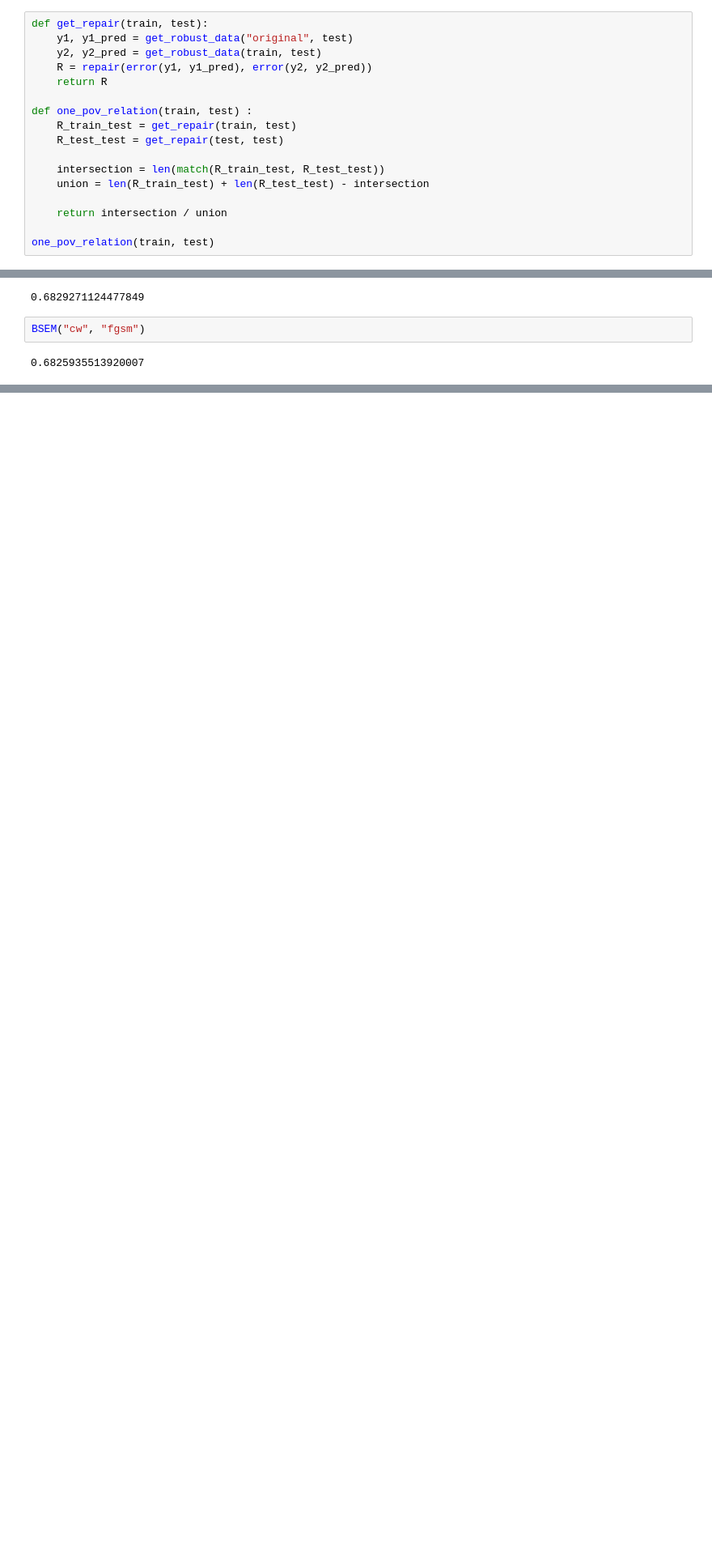
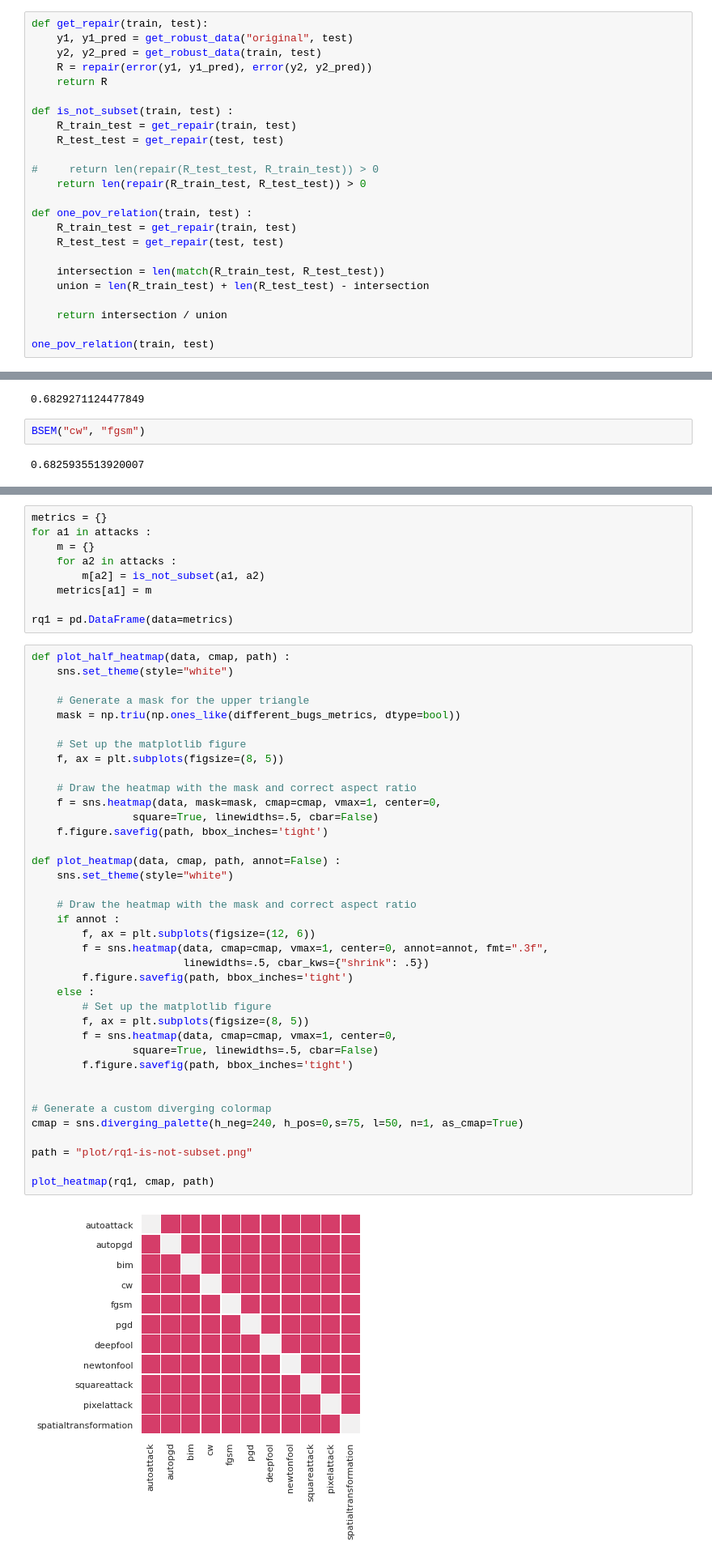
Before and after one commit to mhilmiasyrofi/attack-analysis, a Jupyter notebook: cifar10/evaluation-metric-fine-grain.ipynb, the cells around one changed output, grey strips where cells are left out. Shown at 81% size. Cells and saved outputs as stored; diff of their text form; blank space fills up the shorter version.

```diff
--- a/cifar10/evaluation-metric-fine-grain.ipynb
+++ b/cifar10/evaluation-metric-fine-grain.ipynb
@@ -103,6 +109,13 @@ def get_repair(train, test):
     y2, y2_pred = get_robust_data(train, test)
     R = repair(error(y1, y1_pred), error(y2, y2_pred))
     return R
+
+def is_not_subset(train, test) :
+    R_train_test = get_repair(train, test)
+    R_test_test = get_repair(test, test)
+
+#     return len(repair(R_test_test, R_train_test)) > 0
+    return len(repair(R_train_test, R_test_test)) > 0
 
 def one_pov_relation(train, test) :
     R_train_test = get_repair(train, test)
@@ -148,6 +161,55 @@ TOOLBOX_ADV_ATTACK_LIST = ["autoattack", "autopgd", "bim", "cw", "fgsm", "pgd",
 # TOOLBOX_ADV_ATTACK_LIST = ["autoattack", "autopgd", "bim", "cw", "deepfool", "fgsm", "jsma", "newtonfool", "pixelattack", "pgd",  "squareattack"]
 
 attacks = TOOLBOX_ADV_ATTACK_LIST
+# %%
+metrics = {}
+for a1 in attacks :
+    m = {}
+    for a2 in attacks :
+        m[a2] = is_not_subset(a1, a2)
+    metrics[a1] = m
+
+rq1 = pd.DataFrame(data=metrics)
+# %%
+def plot_half_heatmap(data, cmap, path) :
+    sns.set_theme(style="white")
+
+    # Generate a mask for the upper triangle
+    mask = np.triu(np.ones_like(different_bugs_metrics, dtype=bool))
+
+    # Set up the matplotlib figure
+    f, ax = plt.subplots(figsize=(8, 5))
+
+    # Draw the heatmap with the mask and correct aspect ratio
+    f = sns.heatmap(data, mask=mask, cmap=cmap, vmax=1, center=0,
+                square=True, linewidths=.5, cbar=False)
+    f.figure.savefig(path, bbox_inches='tight')
+
+def plot_heatmap(data, cmap, path, annot=False) :
+    sns.set_theme(style="white")
+
+    # Draw the heatmap with the mask and correct aspect ratio
+    if annot :
+        f, ax = plt.subplots(figsize=(12, 6))
+        f = sns.heatmap(data, cmap=cmap, vmax=1, center=0, annot=annot, fmt=".3f",
+                        linewidths=.5, cbar_kws={"shrink": .5})
+        f.figure.savefig(path, bbox_inches='tight')
+    else :
+        # Set up the matplotlib figure
+        f, ax = plt.subplots(figsize=(8, 5))
+        f = sns.heatmap(data, cmap=cmap, vmax=1, center=0,
+                square=True, linewidths=.5, cbar=False)
+        f.figure.savefig(path, bbox_inches='tight')
+
+
+# Generate a custom diverging colormap
+cmap = sns.diverging_palette(h_neg=240, h_pos=0,s=75, l=50, n=1, as_cmap=True)
+
+path = "plot/rq1-is-not-subset.png"
+
+plot_heatmap(rq1, cmap, path)
+# %% [output]
+[figure, added]
 # %%
 metrics = {}
 for a1 in attacks :
```
Also changed, not shown: parts of 5 cells of this notebook.
